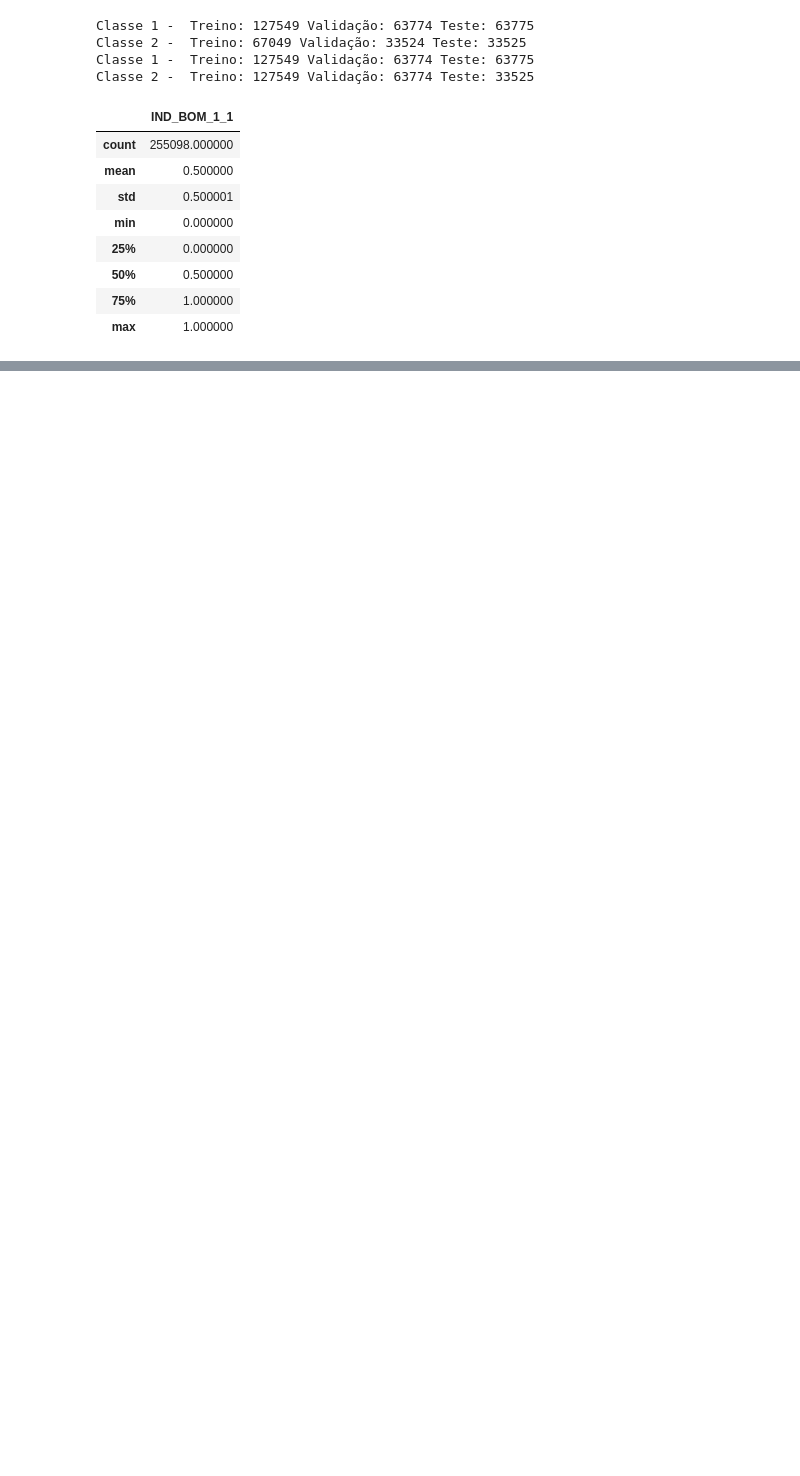
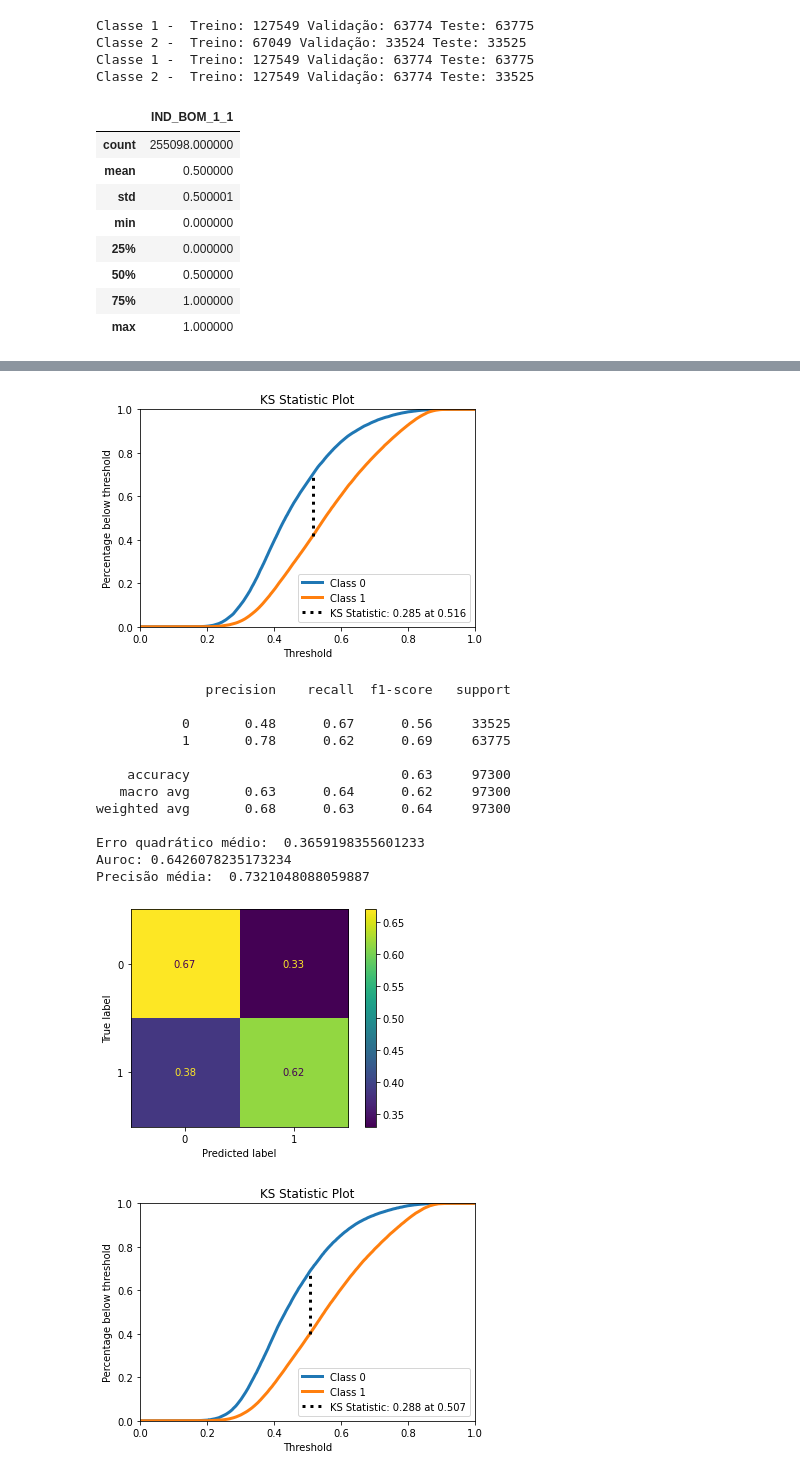
Before and after one commit to LucasThierry/Neural-Networks-21.1, a Jupyter notebook: Ensemble.ipynb, the cells around one changed output, grey strips where cells are left out. Cells and saved outputs as stored; diff of their text form; code cells hidden in the pictures; blank space fills up the shorter version.

```diff
--- a/Ensemble.ipynb
+++ b/Ensemble.ipynb
@@ -172,0 +156,28 @@ AttributeError: predict_proba is not available when voting='hard'
+# %%
+ensemble_prb_val = ensemble_classifier.predict_proba(x_validate)
+skplt.metrics.plot_ks_statistic(y_validate['IND_BOM_1_1'], ensemble_prb_val)
+plt.show()
+
+ensemble_pred_class_test = ensemble_classifier.predict(x_test)
+y_pred_ensemble_test = pred_name_columns(ensemble_pred_class_test)
+my_metrics(y_test,y_pred_ensemble_test)
+
+ensemble_prb_test = ensemble_classifier.predict_proba(x_test)
+skplt.metrics.plot_ks_statistic(y_test['IND_BOM_1_1'], ensemble_prb_test)
+plt.show()
+# %% [output]
+[figure, added]
+              precision    recall  f1-score   support
+
+           0       0.48      0.67      0.56     33525
+           1       0.78      0.62      0.69     63775
+
+    accuracy                           0.63     97300
+   macro avg       0.63      0.64      0.62     97300
+weighted avg       0.68      0.63      0.64     97300
+
+Erro quadrático médio:  0.3659198355601233
+Auroc: 0.6426078235173234
+Precisão média:  0.7321048088059887
+[figure, added]
+[figure, added]
```
Also changed, not shown: parts of 2 cells of this notebook.
